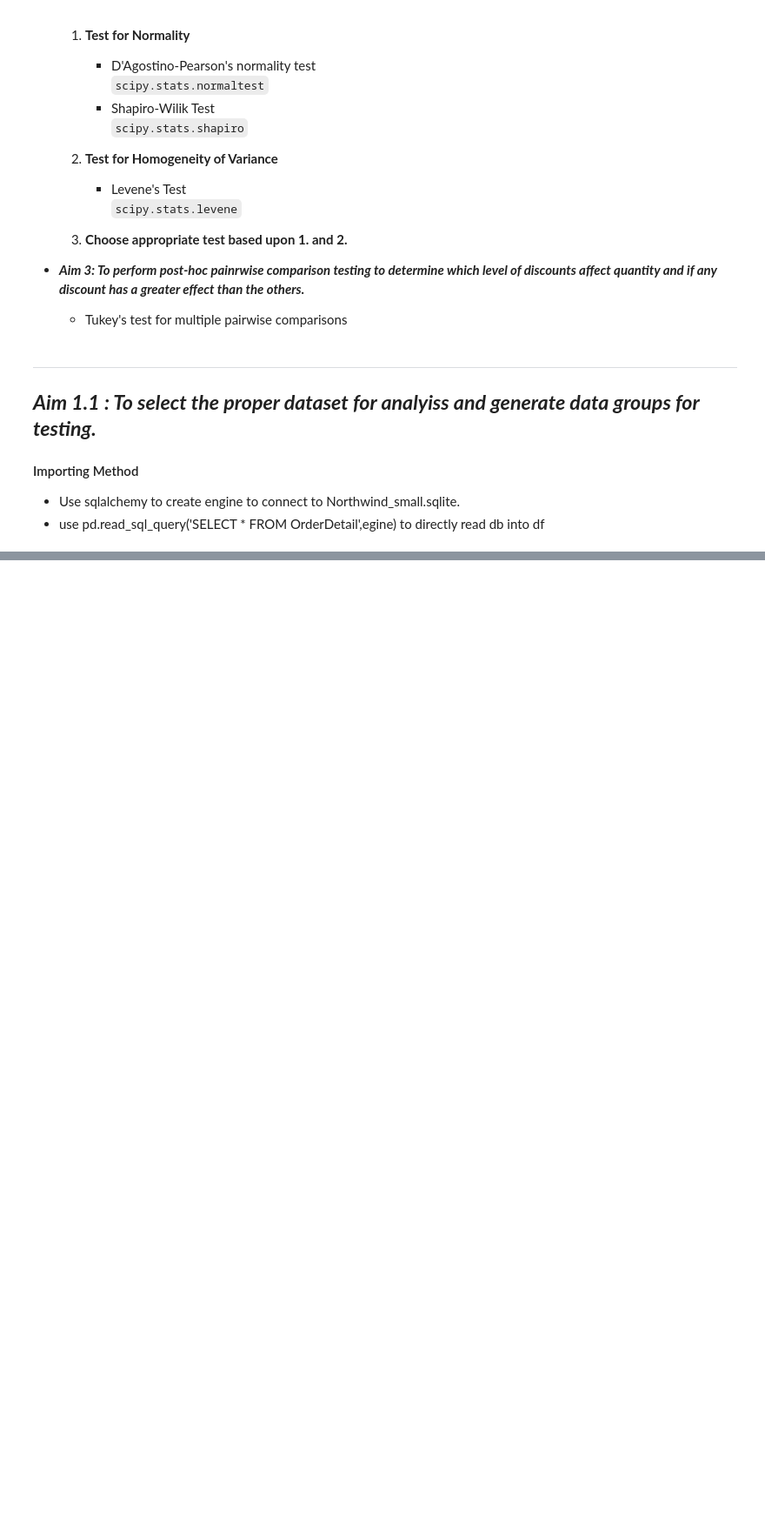
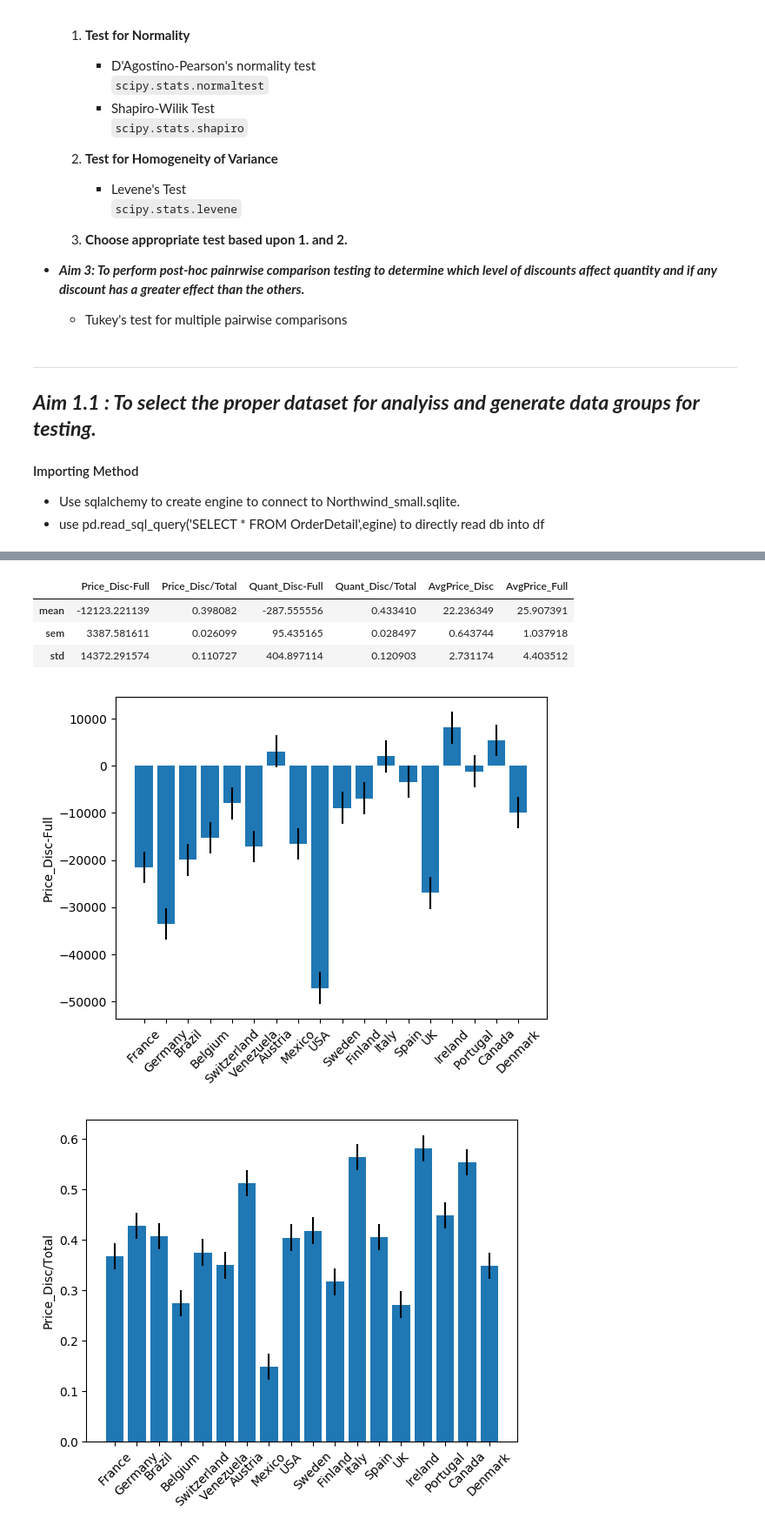
Before and after one commit to jirvingphd/dsc-2-final-project-online-ds-ft-021119, a Jupyter notebook: Mod2_Project_JMI_04_04_19_fixed_split_cells.ipynb, the cells around one changed output, grey strips where cells are left out. Shown at 87% size. Drawn from its saved outputs; the diff is of its cells as text; code cells hidden in the pictures; blank space fills up the shorter version.

```diff
--- a/Mod2_Project_JMI_04_04_19_fixed_split_cells.ipynb
+++ b/Mod2_Project_JMI_04_04_19_fixed_split_cells.ipynb
@@ -2606,3 +2979,7 @@ _________
 #### Importing Method
 - Use sqlalchemy to create engine to connect to Northwind_small.sqlite.
 - use pd.read_sql_query('SELECT * FROM OrderDetail',egine) to directly read db into df
+# %%
+df_H4 = df_H3_price_w_dates_products
+df_H4.set_index('Id',inplace=True)
+df_H4.head()
@@ -2636,0 +3036,2 @@ list2df(get_col_info('OrderDetail'))
+# %%
+df = df_H4.copy()
@@ -2636,0 +3165,24 @@ list2df(get_col_info('OrderDetail'))
+# %%
+# def calc_mean_mean_sem(column):
+#     column.name
+#     col_mean = column.mean()
+#     col_sem = column.sem()
+#     column.append(col_mean,col_sem)
+#     return columns
+# df_countries.plot(kind='bar',subplots=True,sharex=True,figsize=(10,8))
+# plt.tight_layout
+# total_row = df_countries.apply(lambda x: calc_mean_mean_sem(x),axis=1)
+df_header = df_countries.columns
+country_col_means = pd.Series(df_countries.mean(axis=0))
+country_col_sem = pd.Series(df_countries.sem(axis=0))
+country_col_std = pd.Series(df_countries.std(axis=0))
+
+# test['']
+df_test = pd.DataFrame([country_col_means, country_col_sem,country_col_std],columns=df_header)
+df_test.index = ['mean','sem','std']
+df_test
+# %% [output]
+|  | Price_Disc-Full | Price_Disc/Total | Quant_Disc-Full | Quant_Disc/Total | AvgPrice_Disc | AvgPrice_Full |
+| mean | -12123.221139 | 0.398082 | -287.555556 | 0.433410 | 22.236349 | 25.907391 |
+| sem | 3387.581611 | 0.026099 | 95.435165 | 0.028497 | 0.643744 | 1.037918 |
+| std | 14372.291574 | 0.110727 | 404.897114 | 0.120903 | 2.731174 | 4.403512 |
@@ -2636,0 +3191,19 @@ list2df(get_col_info('OrderDetail'))
+# %%
+# bar_kws = {'figsize':[6,4],
+#           'title': 'Order Totals By Month',
+#           'grid':False,
+#           'legend':False,
+#           'rot':45}
+
+for col in df_countries.columns:
+    fig = plt.figure()
+
+    plt.bar(x=df_countries.index, height=df_countries[col],yerr=df_test.loc['sem',col])#,**bar_kws)
+    ax = fig.gca()
+    ax.set_xticklabels(df_countries.index, rotation=45)
+    ax.set_ylabel(col)
+    plt.tight_layout
+# plt.bar(x=df_countries.index, y=df_countries['Price_Disc-Full'], country_col_means)
+# %% [output]
+[figure, added]
+[figure, added]
```
Also changed, not shown: parts of 96 cells of this notebook.
